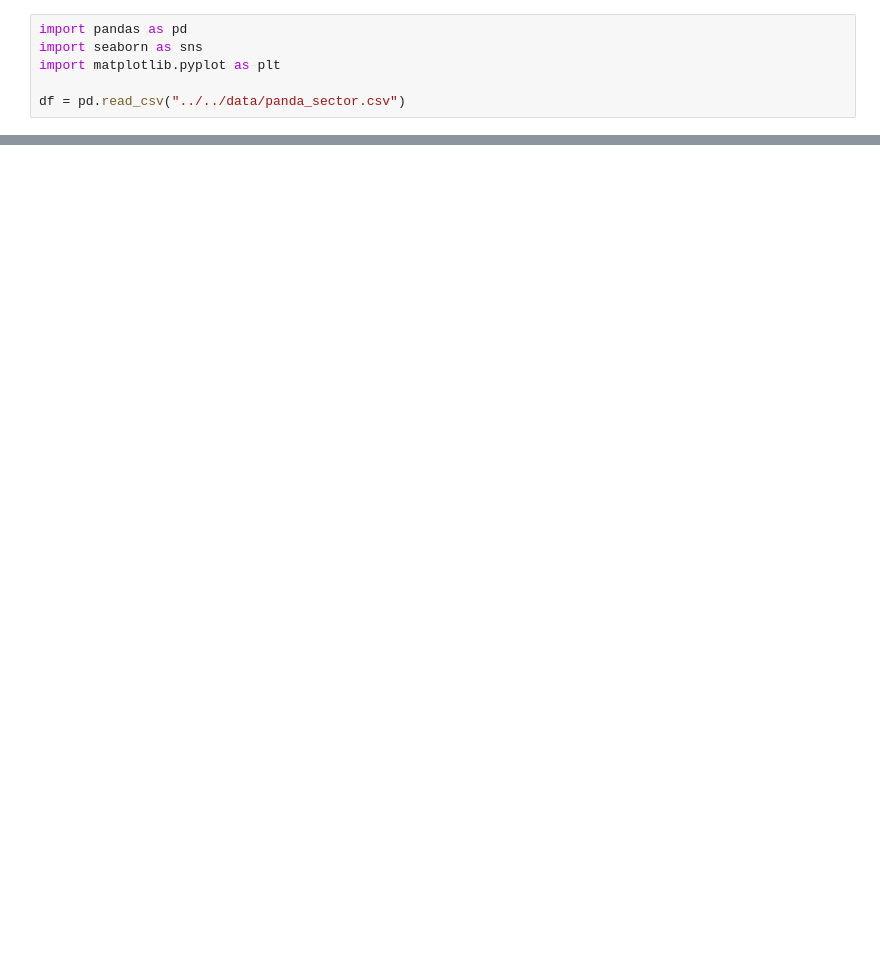
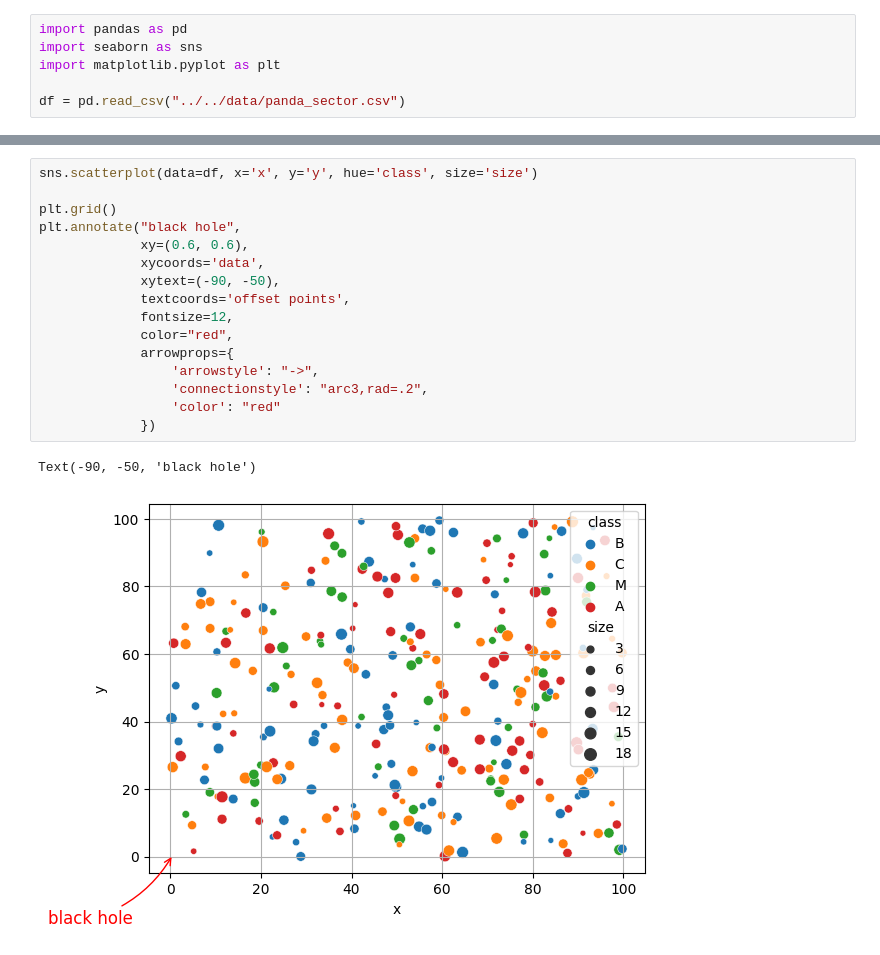
Before and after one commit to pagar22/space-pandas, a Jupyter notebook: src/ds-pandas/navigation.ipynb, the cells around one changed output, grey strips where cells are left out. Saved outputs shown, nothing was run; the diff lists cells and outputs as text; blank space fills up the shorter version.

```diff
--- a/src/ds-pandas/navigation.ipynb
+++ b/src/ds-pandas/navigation.ipynb
@@ -15,0 +21,19 @@ Text(0, 0.5, 'y coordinate in $\\sqrt{warps}$')
+# %%
+sns.scatterplot(data=df, x='x', y='y', hue='class', size='size')
+
+plt.grid()
+plt.annotate("black hole",
+             xy=(0.6, 0.6),
+             xycoords='data',
+             xytext=(-90, -50),
+             textcoords='offset points',
+             fontsize=12,
+             color="red",
+             arrowprops={
+                 'arrowstyle': "->",
+                 'connectionstyle': "arc3,rad=.2",
+                 'color': "red"
+             })
+# %% [output]
+Text(-90, -50, 'black hole')
+[figure, added]
```
Also changed, not shown: parts of 4 cells of this notebook, 4 other files.
